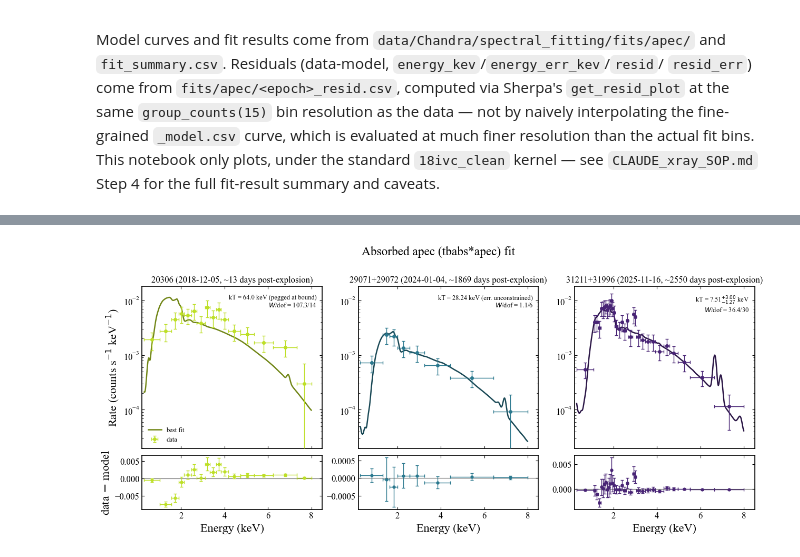
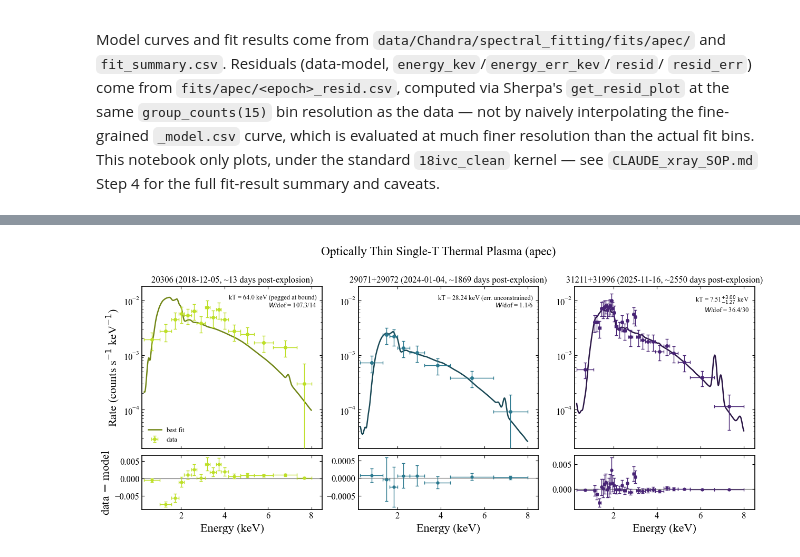
Before and after one commit to AnnikaDeutsch/SN2018ivc_2026, a Jupyter notebook: figure_notebooks/xray_spectra_apec_fit.ipynb, the cells around one changed output, grey strips where cells are left out. Drawn from its saved outputs; the diff is of its cells as text; code cells hidden in the pictures.

```diff
--- a/figure_notebooks/xray_spectra_apec_fit.ipynb
+++ b/figure_notebooks/xray_spectra_apec_fit.ipynb
@@ -133,33 +128,33 @@ for ax, rax, (phase_days, epoch_key, title) in zip(spec_axes, resid_axes, panels
     mdf = pd.read_csv(f"{FITS_DIR}/{epoch_key}_model.csv")
     ax.plot(mdf["energy_kev"], mdf["rate"], "-", color=model_colors[epoch_key], lw=1.8, zorder=2, label="best fit")
 
     ax.set_title(title, fontsize=12)
     ax.set_yscale("log")
     ax.set_xlim(0.2, 8.5)
     ax.text(
         0.97, 0.95, fit_label(epoch_key), transform=ax.transAxes,
         ha="right", va="top", fontsize=9,
     )
     plt.setp(ax.get_xticklabels(), visible=False)
 
     rdf = pd.read_csv(f"{RESID_DIR}/{epoch_key}_resid.csv")
     rax.axhline(0, color="0.4", lw=0.8, zorder=1)
     rax.errorbar(
         rdf["energy_kev"], rdf["resid"],
         xerr=rdf["energy_err_kev"], yerr=rdf["resid_err"],
         fmt="o", ms=3.5, capsize=2, lw=1.0, elinewidth=1,
         color=epoch_colors[epoch_key], zorder=3,
     )
     rax.set_xlim(0.2, 8.5)
     rax.set_xlabel("Energy (keV)")
 
 spec_axes[0].set_ylabel(r"Rate (counts s$^{-1}$ keV$^{-1}$)")
 spec_axes[0].legend(fontsize=9, frameon=False, loc="lower left")
 resid_axes[0].set_ylabel("data $-$ model")
 
-fig.suptitle("Absorbed apec (tbabs*apec) fit", y=1.02)
-fig.savefig(f"../figures/xray_spectra_{MODEL_NAME}_fit.png", dpi=200, bbox_inches="tight")
+fig.suptitle("Optically Thin Single-T Thermal Plasma (apec)", y=1.02)
+fig.savefig(f"../figures/xray_spectra_{MODEL_NAME}_fit.png", dpi=400, bbox_inches="tight")
 fig.savefig(f"../figures/xray_spectra_{MODEL_NAME}_fit.pdf", bbox_inches="tight")
 plt.show()
 # %% [output]
-[figure, old version]
+[figure, new version]
```
Also changed, not shown: parts of 1 cell of this notebook, 2 other files.
